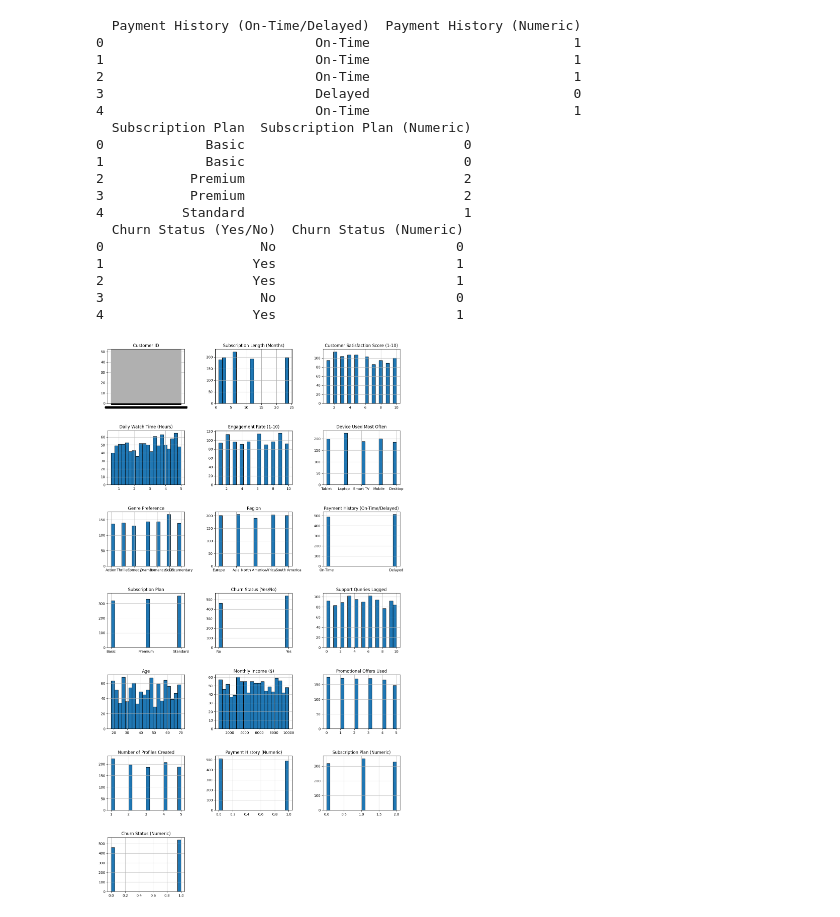
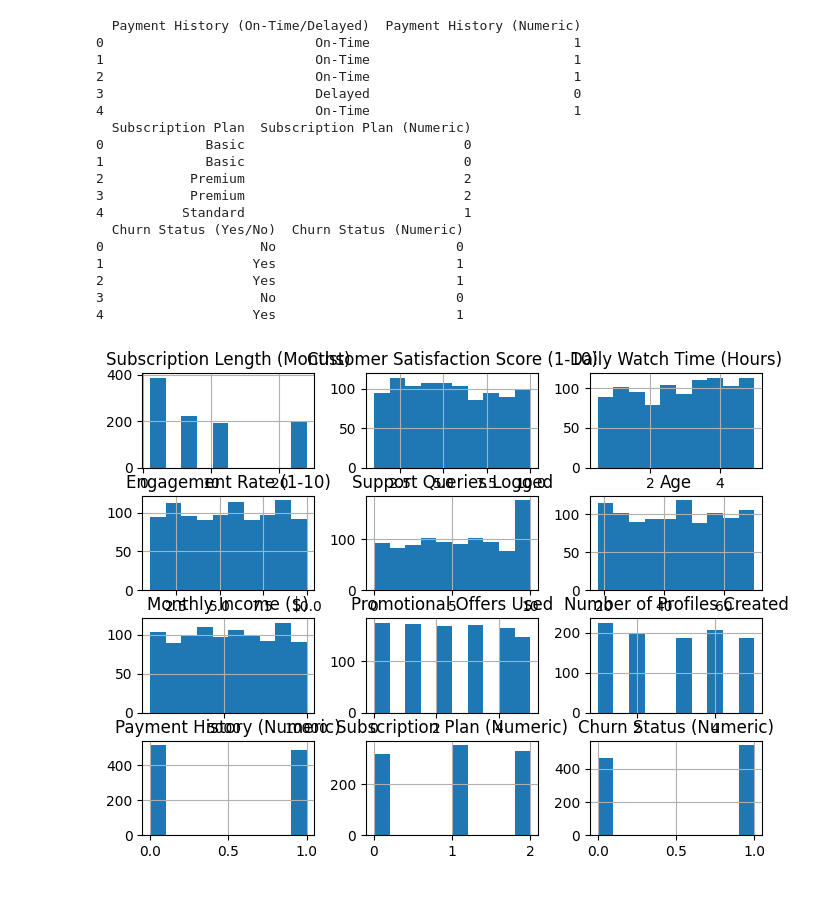
Before and after one commit to sapapesh/Netflix_Customer_Churn, a Jupyter notebook: notebooks/netflix.ipynb, the cells around one changed output. Drawn from its saved outputs; the diff is of its cells as text; code cells hidden in the pictures.

```diff
--- a/notebooks/netflix.ipynb
+++ b/notebooks/netflix.ipynb
@@ -162,68 +149,11 @@ print(df[['Churn Status (Yes/No)', 'Churn Status (Numeric)']].head())
 2                   Yes                       1
 3                    No                       0
 4                   Yes                       1
-# %%
-import matplotlib.pyplot as plt
-import pandas as pd
-import os
-import re  # for cleaning file names
-
-# Example DataFrame
-# df = pd.read_csv("your_data.csv")
-
-# Folder to save images
-output_folder = "histograms"
-os.makedirs(output_folder, exist_ok=True)
-
-latex_code = ""
-max_cols_per_row = 3
-total_cols = len(df.columns)
-
-def get_width(n):
-    return round(0.9 / n, 2)
-
-# Function to make safe filenames
-def sanitize_filename(name):
-    # Replace anything not alphanumeric, dash, or underscore with underscore
-    safe = re.sub(r'[^A-Za-z0-9_-]', '_', name)
-    return safe
-
-for i, col in enumerate(df.columns):
-    # Create histogram
-    plt.figure()
-    df[col].hist(bins=20, edgecolor='black')
-    plt.title(f"Histogram of {col}")
-
-    # Clean filename
-    safe_col = sanitize_filename(col)
-    filename = os.path.join(output_folder, f"hist_{safe_col}.png")
-
-    # Save safely
-    plt.savefig(filename, dpi=300, bbox_inches='tight')
-    plt.close()
-
-    # Start a new LaTeX figure row
-    if i % max_cols_per_row == 0:
-        latex_code += "\\begin{figure}[H]\n\\centering\n"
-
-    cols_in_row = min(max_cols_per_row, total_cols - (i // max_cols_per_row) * max_cols_per_row)
-    width = get_width(cols_in_row)
-
-    # Add LaTeX code
-    latex_code += f"\\includegraphics[width={width}\\textwidth]{{{filename}}}\n"
-
-    if (i % max_cols_per_row == max_cols_per_row - 1) or (i == total_cols - 1):
-        start_idx = i - (i % max_cols_per_row) + 1
-        latex_code += f"\\caption{{Histograms {start_idx} to {i + 1}}}\n"
-        latex_code += f"\\label{{fig:hist_row_{i // max_cols_per_row + 1}}}\n"
-        latex_code += "\\end{figure}\n\n"
-
-# Save LaTeX code
-with open(os.path.join(output_folder, "histograms_figures.tex"), "w") as f:
-    f.write(latex_code)
-
-print("✅ Histograms saved and dynamic LaTeX code generated successfully!")
-# %% [output]
-[figure, removed]
+# %%
+# Generate histograms
+df.hist(figsize=(8, 6))
+plt.show()
+# %% [output]
+[figure, added]
 # %%
 # Folder to save images
```
Also changed, not shown: parts of 5 cells of this notebook, 20 other files.
